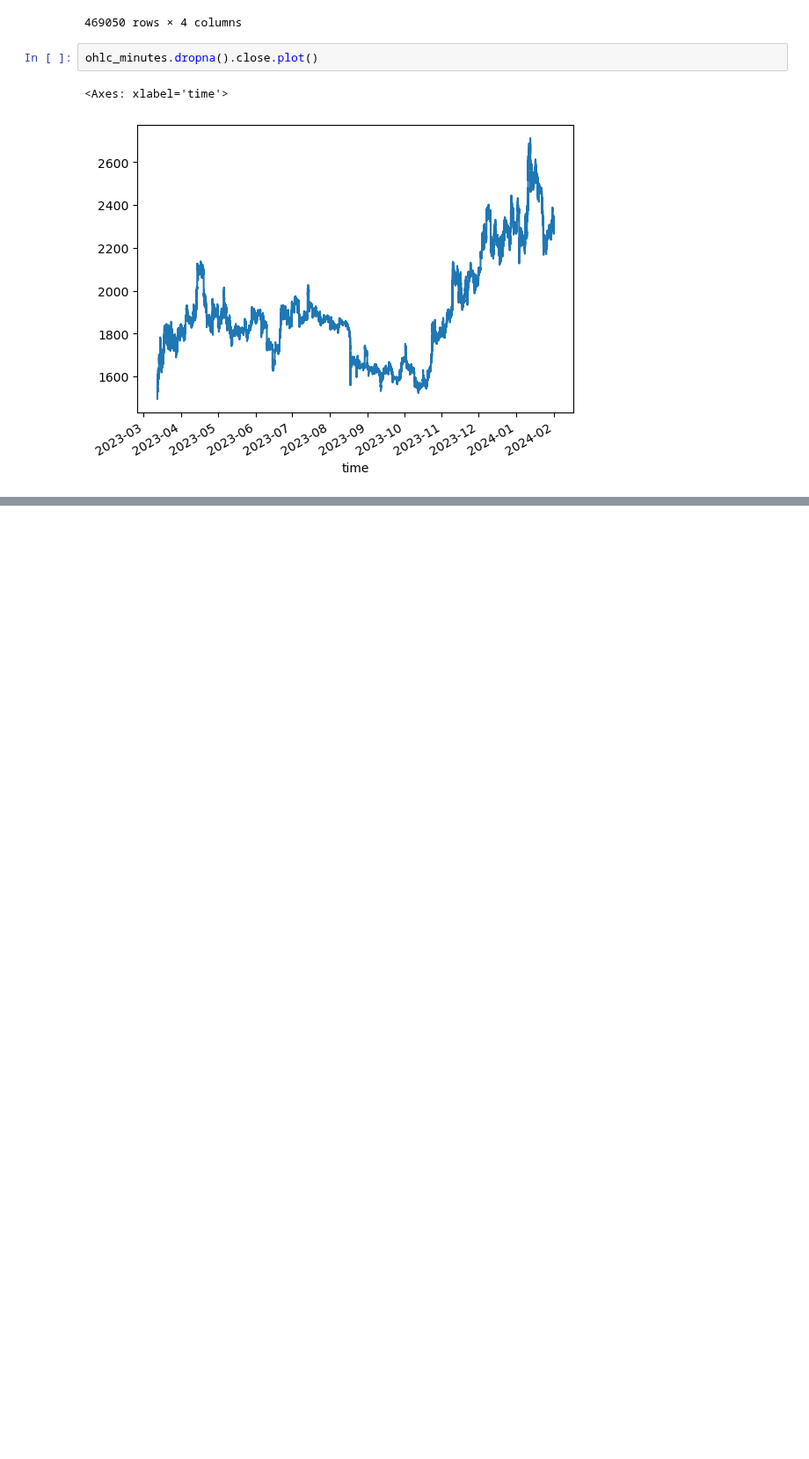
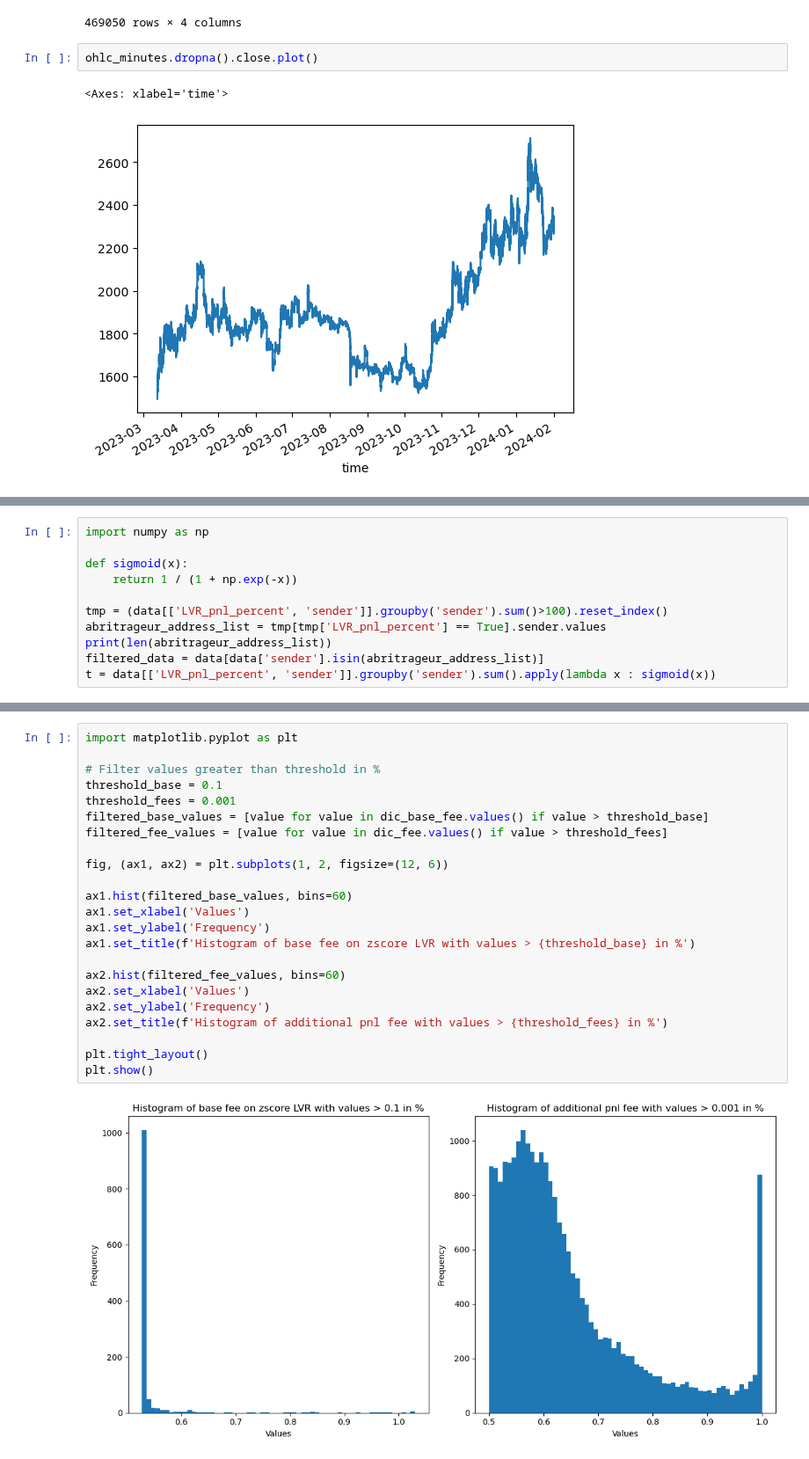
Before and after one commit to Armand-Morin/afp-berkeley-dynamic-fee-defi-amm, a Jupyter notebook: pnl_model.ipynb, the cells around one changed output, grey strips where cells are left out. Shown at 88% size. Saved outputs shown, nothing was run; the diff lists cells and outputs as text; blank space fills up the shorter version.

```diff
--- a/pnl_model.ipynb
+++ b/pnl_model.ipynb
@@ -123,0 +187,11 @@ ohlc_minutes.dropna().close.plot()
+# %%
+import numpy as np
+
+def sigmoid(x):
+    return 1 / (1 + np.exp(-x))
+
+tmp = (data[['LVR_pnl_percent', 'sender']].groupby('sender').sum()>100).reset_index()
+abritrageur_address_list = tmp[tmp['LVR_pnl_percent'] == True].sender.values
+print(len(abritrageur_address_list))
+filtered_data = data[data['sender'].isin(abritrageur_address_list)]
+t = data[['LVR_pnl_percent', 'sender']].groupby('sender').sum().apply(lambda x : sigmoid(x))
@@ -123,0 +264,25 @@ ohlc_minutes.dropna().close.plot()
+# %%
+import matplotlib.pyplot as plt
+
+# Filter values greater than threshold in %
+threshold_base = 0.1
+threshold_fees = 0.001
+filtered_base_values = [value for value in dic_base_fee.values() if value > threshold_base]
+filtered_fee_values = [value for value in dic_fee.values() if value > threshold_fees]
+
+fig, (ax1, ax2) = plt.subplots(1, 2, figsize=(12, 6))
+
+ax1.hist(filtered_base_values, bins=60)
+ax1.set_xlabel('Values')
+ax1.set_ylabel('Frequency')
+ax1.set_title(f'Histogram of base fee on zscore LVR with values > {threshold_base} in %')
+
+ax2.hist(filtered_fee_values, bins=60)
+ax2.set_xlabel('Values')
+ax2.set_ylabel('Frequency')
+ax2.set_title(f'Histogram of additional pnl fee with values > {threshold_fees} in %')
+
+plt.tight_layout()
+plt.show()
+# %% [output]
+[figure, added]
```
Also changed, not shown: parts of 11 cells of this notebook, 2 other files.
